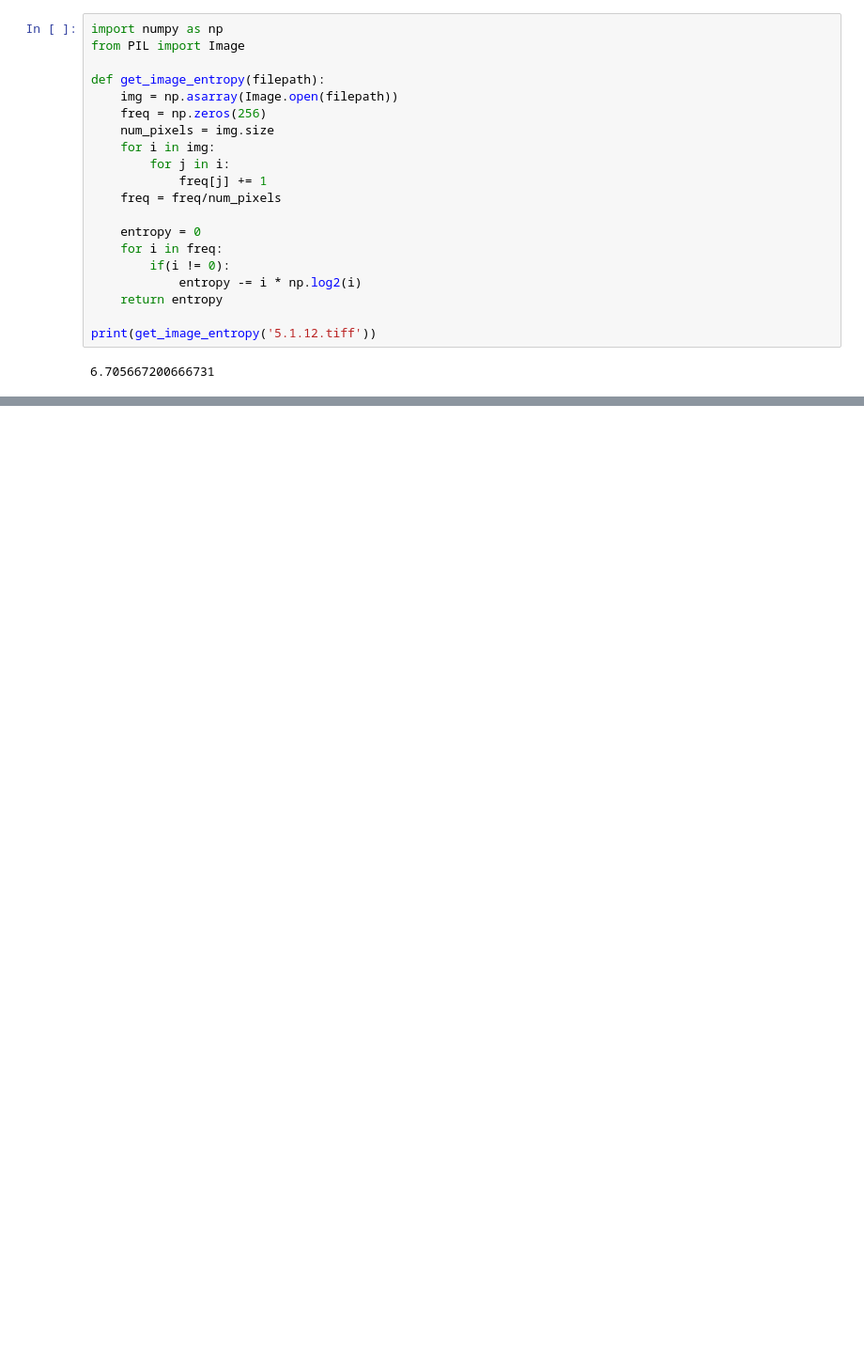
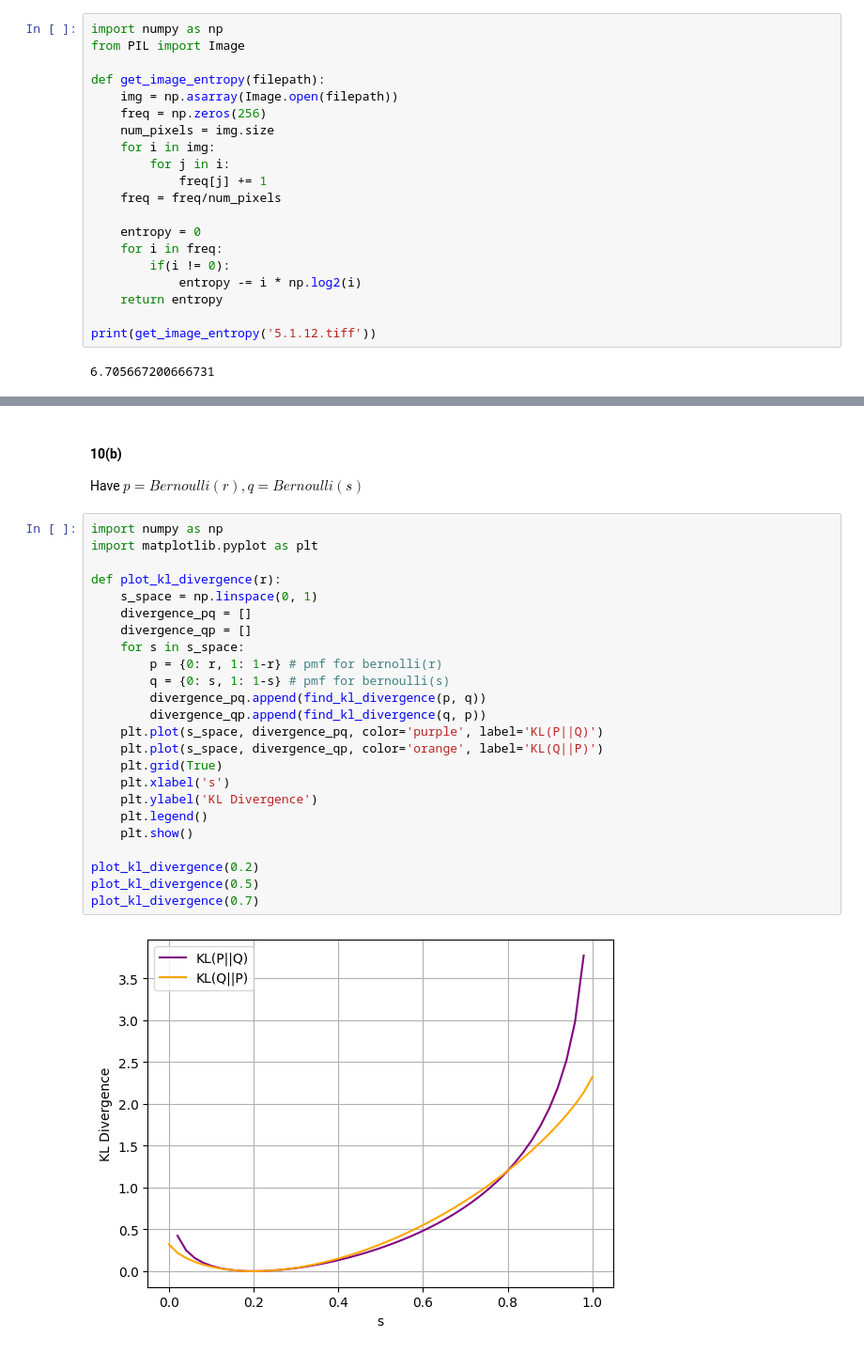
Before and after one commit to TushitaSharva/SEM7, a Jupyter notebook: AI5100/HW1/cs21btech11022-hw1.ipynb, the cells around one changed output, grey strips where cells are left out. Shown at 94% size. Saved outputs shown, nothing was run; the diff lists cells and outputs as text; blank space fills up the shorter version.

```diff
--- a/AI5100/HW1/cs21btech11022-hw1.ipynb
+++ b/AI5100/HW1/cs21btech11022-hw1.ipynb
@@ -432,0 +542,29 @@ Joint Entropy: 1.584962500721156
+# %% [markdown]
+#### 10(b)
+Have $p = Bernoulli(r), q = Bernoulli(s)$
+# %%
+import numpy as np
+import matplotlib.pyplot as plt
+
+def plot_kl_divergence(r):
+    s_space = np.linspace(0, 1)
+    divergence_pq = []
+    divergence_qp = []
+    for s in s_space:
+        p = {0: r, 1: 1-r} # pmf for bernolli(r)
+        q = {0: s, 1: 1-s} # pmf for bernoulli(s)
+        divergence_pq.append(find_kl_divergence(p, q))
+        divergence_qp.append(find_kl_divergence(q, p))
+    plt.plot(s_space, divergence_pq, color='purple', label='KL(P||Q)')
+    plt.plot(s_space, divergence_qp, color='orange', label='KL(Q||P)')
+    plt.grid(True)
+    plt.xlabel('s')
+    plt.ylabel('KL Divergence')
+    plt.legend()
+    plt.show()
+
+plot_kl_divergence(0.2)
+plot_kl_divergence(0.5)
+plot_kl_divergence(0.7)
+# %% [output]
+[figure, added]
```
Also changed, not shown: parts of 60 cells of this notebook.
